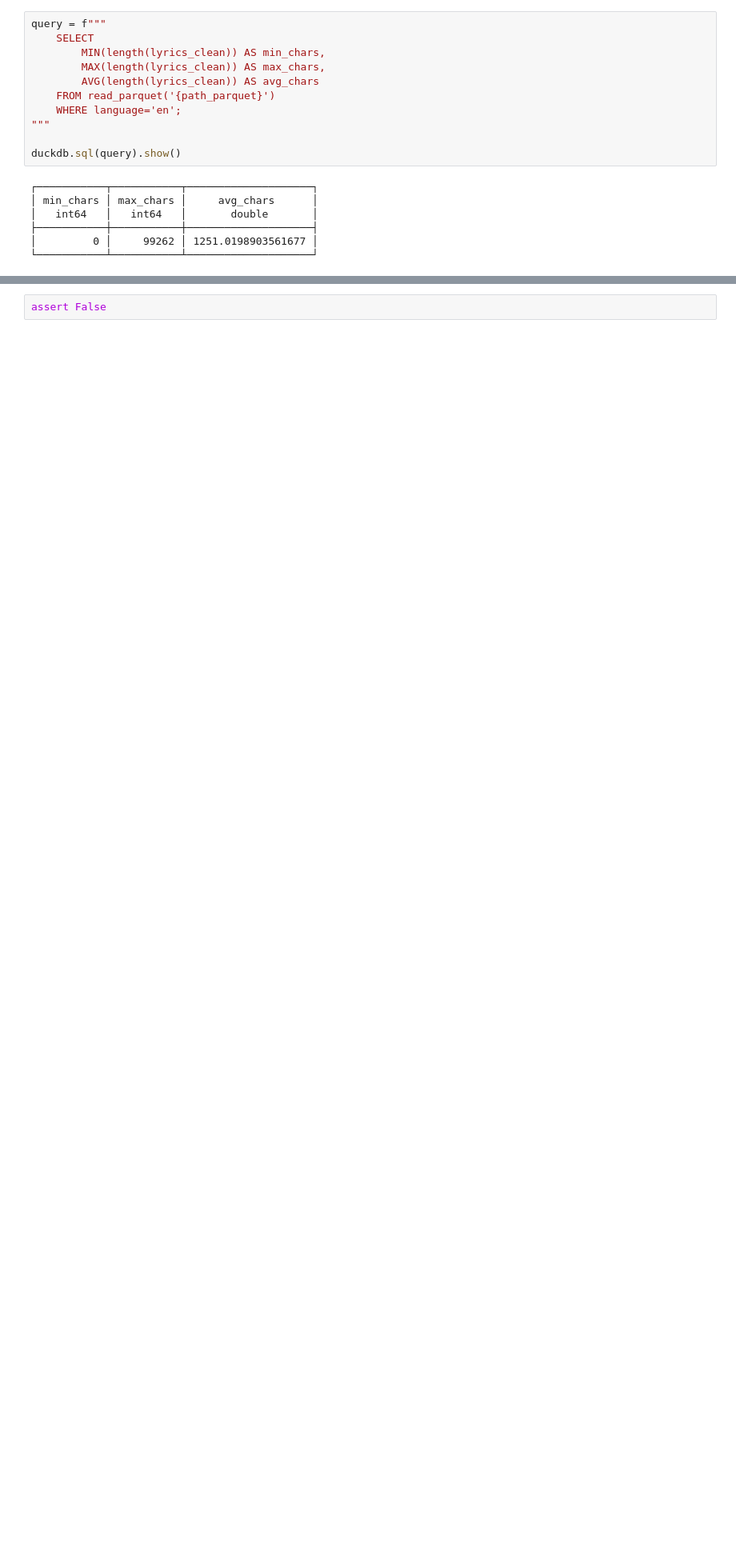
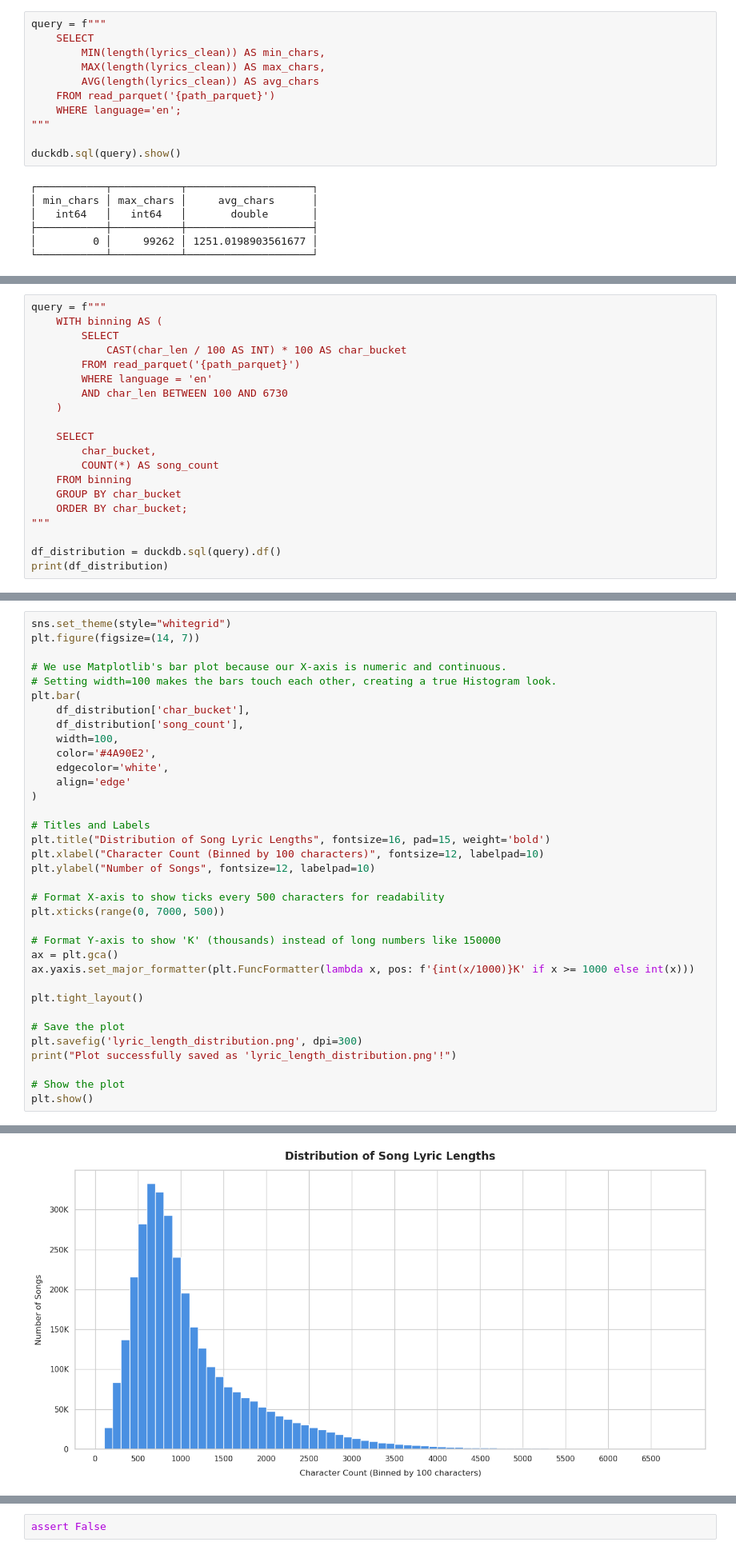
Before and after one commit to guilarre/projetim_genius_lyrics, a Jupyter notebook: análise_exploratória.ipynb, the cells around one changed output, grey strips where cells are left out. Shown at 80% size. Cells and saved outputs as stored; diff of their text form; blank space fills up the shorter version.

Commit message:
defined lyrics char_len cutoff points (100 and 6730)

```diff
--- a/análise_exploratória.ipynb
+++ b/análise_exploratória.ipynb
@@ -579,0 +701,20 @@ duckdb.sql(query).show()
+# %%
+query = f"""
+    WITH binning AS (
+        SELECT
+            CAST(char_len / 100 AS INT) * 100 AS char_bucket
+        FROM read_parquet('{path_parquet}')
+        WHERE language = 'en'
+        AND char_len BETWEEN 100 AND 6730
+    )
+
+    SELECT
+        char_bucket,
+        COUNT(*) AS song_count
+    FROM binning
+    GROUP BY char_bucket
+    ORDER BY char_bucket;
+"""
+
+df_distribution = duckdb.sql(query).df()
+print(df_distribution)
@@ -579,0 +736,36 @@ duckdb.sql(query).show()
+# %%
+sns.set_theme(style="whitegrid")
+plt.figure(figsize=(14, 7))
+
+# We use Matplotlib's bar plot because our X-axis is numeric and continuous.
+# Setting width=100 makes the bars touch each other, creating a true Histogram look.
+plt.bar(
+    df_distribution['char_bucket'],
+    df_distribution['song_count'],
+    width=100,
+    color='#4A90E2',
+    edgecolor='white',
+    align='edge'
+)
+
+# Titles and Labels
+plt.title("Distribution of Song Lyric Lengths", fontsize=16, pad=15, weight='bold')
+plt.xlabel("Character Count (Binned by 100 characters)", fontsize=12, labelpad=10)
+plt.ylabel("Number of Songs", fontsize=12, labelpad=10)
+
+# Format X-axis to show ticks every 500 characters for readability
+plt.xticks(range(0, 7000, 500))
+
+# Format Y-axis to show 'K' (thousands) instead of long numbers like 150000
+ax = plt.gca()
+ax.yaxis.set_major_formatter(plt.FuncFormatter(lambda x, pos: f'{int(x/1000)}K' if x >= 1000 else int(x)))
+
+plt.tight_layout()
+
+# Save the plot
+plt.savefig('lyric_length_distribution.png', dpi=300)
+print("Plot successfully saved as 'lyric_length_distribution.png'!")
+
+# Show the plot
+plt.show()
+# %% [output]
@@ -579,0 +773 @@ duckdb.sql(query).show()
+[figure, added]
```
Also changed, not shown: parts of 32 cells of this notebook, 8 other files.
